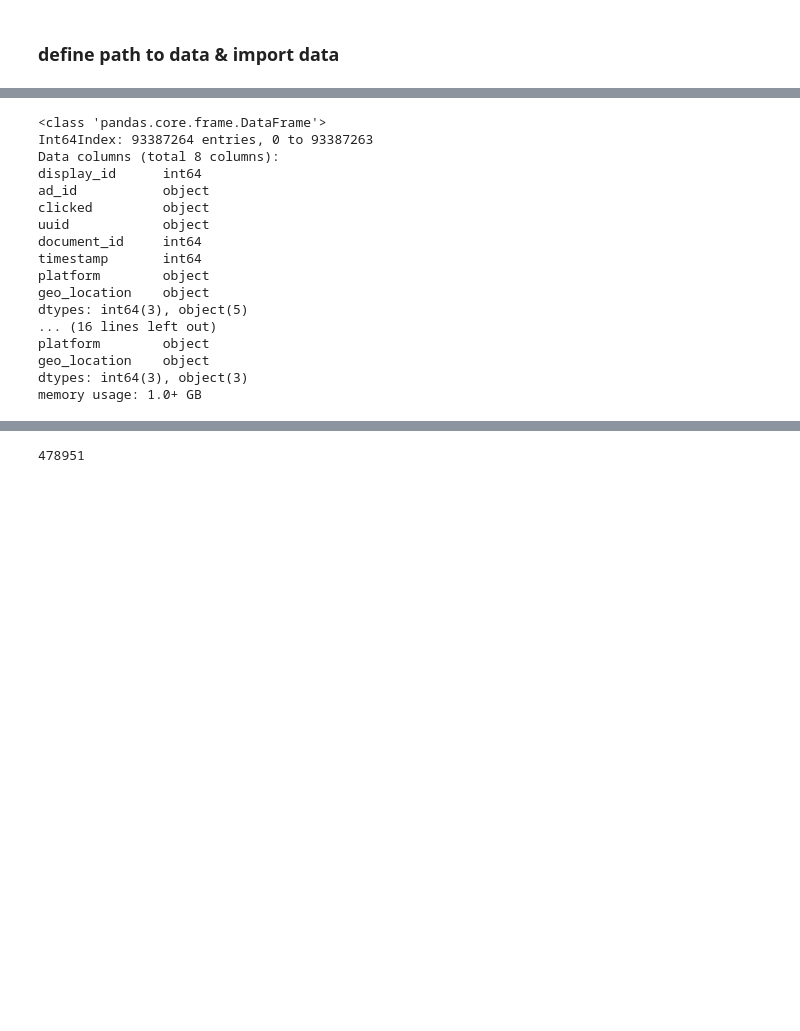
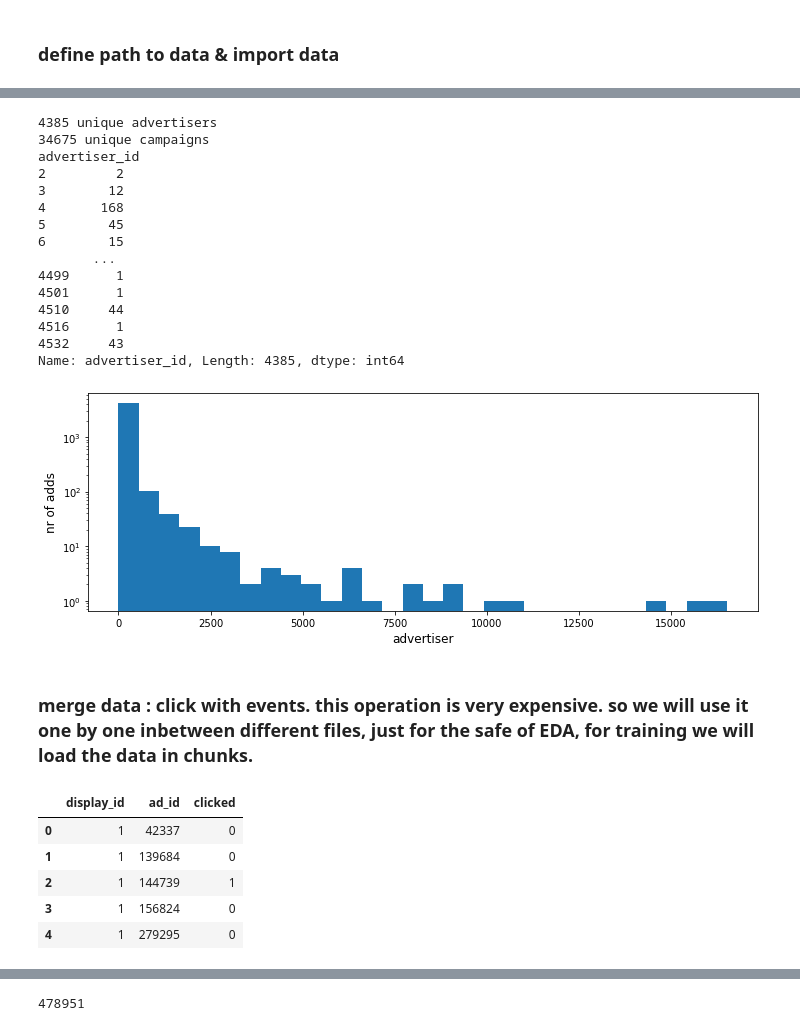
Before and after one commit to nicolaepetridean/content_recommend_eda, a Jupyter notebook: src/EDA.ipynb, the cells around one changed output, grey strips where cells are left out. Cells and saved outputs as stored; diff of their text form; code cells hidden in the pictures; blank space fills up the shorter version.

```diff
--- a/src/EDA.ipynb
+++ b/src/EDA.ipynb
@@ -34,0 +147,3 @@ for filename in all_files:
+# %%
+promoted_content_csv = '../data/promoted_content.csv'
+promoted_info = pd.read_csv(promoted_content_csv)
@@ -35,2 +159,37 @@ for filename in all_files:
+# %%
+unique_advertisers = promoted_info['advertiser_id'].astype(int).unique()
+
+print(str(len(unique_advertisers)) + ' unique advertisers')
+
+unique_campaigns = promoted_info['campaign_id'].unique()
+print(str(len(unique_campaigns)) + ' unique campaigns')
+
+active_advertisers = promoted_info.groupby('advertiser_id')['advertiser_id'].count()
+print(active_advertisers)
+
+plt.figure(figsize=(12, 4))
+plt.hist(active_advertisers.values, bins=30, log=True)
+plt.xlabel('advertiser', fontsize=12)
+plt.ylabel('nr of adds', fontsize=12)
+plt.show()
+# %% [output]
+4385 unique advertisers
+34675 unique campaigns
+advertiser_id
+2         2
+3        12
+4       168
+5        45
+6        15
+       ...
+4499      1
+4501      1
+4510     44
+4516      1
+4532     43
+Name: advertiser_id, Length: 4385, dtype: int64
+[figure, added]
+# %% [markdown]
+### merge data : click with events. this operation is very expensive. so we will use it one by one inbetween different files, just for the safe of EDA, for training we will load the data in chunks.
 # %%
 train_csv = '../data/clicks_train.csv'
@@ -42,22 +199,12 @@ merged_train_data = train_data.merge(events_info, on="display_id", how="outer").
 # %%
-merged_train_data.info()
-train_data.info()
-events_info.info()
+#merged_train_data.info()
+train_data.head()
+#events_info.info()
+#merged_train_data.head()
 # %% [output]
-<class 'pandas.core.frame.DataFrame'>
-Int64Index: 93387264 entries, 0 to 93387263
-Data columns (total 8 columns):
-display_id      int64
-ad_id           object
-clicked         object
-uuid            object
-document_id     int64
-timestamp       int64
-platform        object
-geo_location    object
-dtypes: int64(3), object(5)
-... (16 lines left out)
-platform        object
-geo_location    object
-dtypes: int64(3), object(3)
-memory usage: 1.0+ GB
+|  | display_id | ad_id | clicked |
+| 0 | 1 | 42337 | 0 |
+| 1 | 1 | 139684 | 0 |
+| 2 | 1 | 144739 | 1 |
+| 3 | 1 | 156824 | 0 |
+| 4 | 1 | 279295 | 0 |
```
Also changed, not shown: parts of 37 cells of this notebook.
